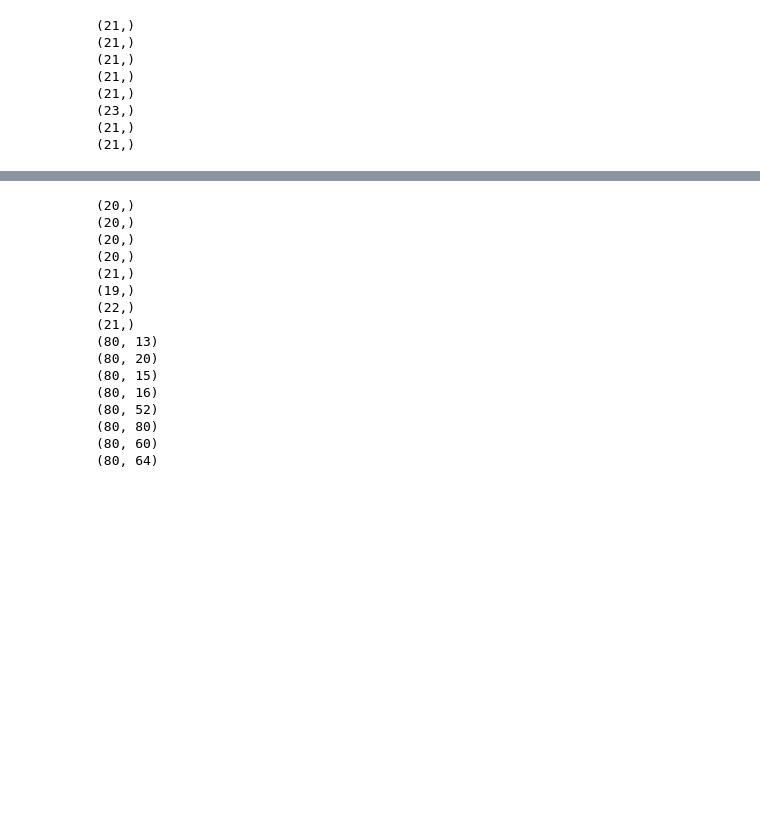
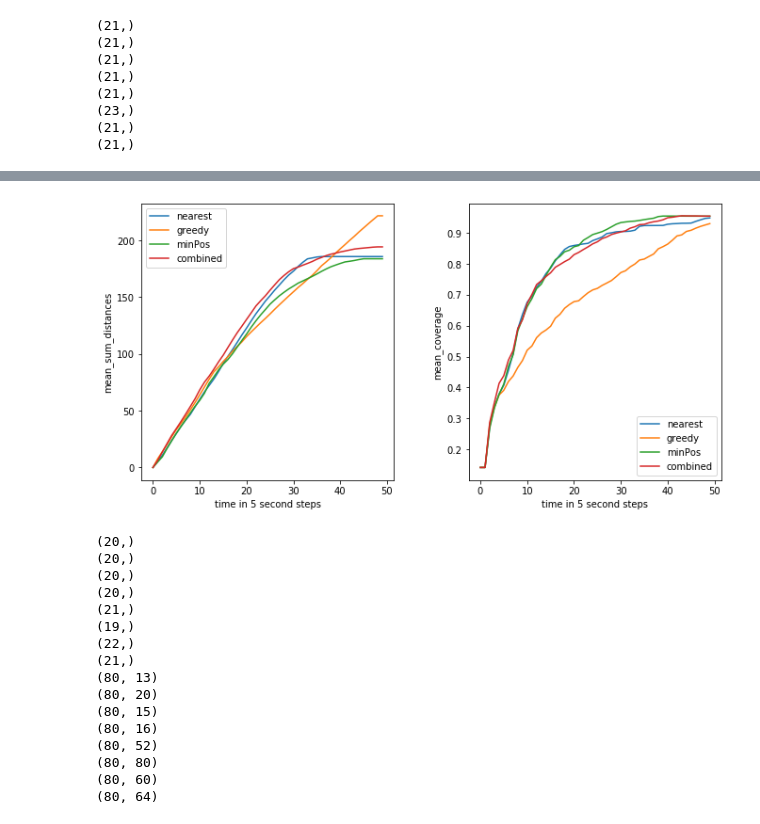
Before and after one commit to Icheler/coExplore, a Jupyter notebook: evaluation.ipynb, the cells around one changed output, grey strips where cells are left out. Cells and saved outputs as stored; diff of their text form; code cells hidden in the pictures; blank space fills up the shorter version.

```diff
--- a/evaluation.ipynb
+++ b/evaluation.ipynb
@@ -944,3 +920,24 @@ plt.show()
+# %%
+fig, (ax1, ax3) = plt.subplots(1, 2)
+ax1.plot(nearest_distances_5_sum_mean[:50], label='nearest')
+ax1.plot(greedy_distances_5_sum_mean[:50], label='greedy')
+ax1.plot(minPos_distances_5_sum_mean[:50], label='minPos')
+ax1.plot(combined_distances_5_sum_mean[:50], label='combined')
+ax1.set_ylabel('mean_sum_distances')
+ax1.set_xlabel('time in 5 second steps')
+ax1.legend()
+ax3.plot(nearest_mean_5[:50], label='nearest')
+ax3.plot(greedy_mean_5[:50], label='greedy')
+ax3.plot(minPos_mean_5[:50], label='minPos')
+ax3.plot(combined_mean_5[:50], label='combined')
+ax3.set_ylabel('mean_coverage')
+ax3.set_xlabel('time in 5 second steps')
+ax3.legend()
+fig.tight_layout()
+fig.set_size_inches(10, 5)
+plt.show()
+# %% [output]
+[figure, added]
 # %%
 try:
     os.chdir('../../map_3/coverage/2')
```
Also changed, not shown: parts of 7 cells of this notebook, 5 other files.
